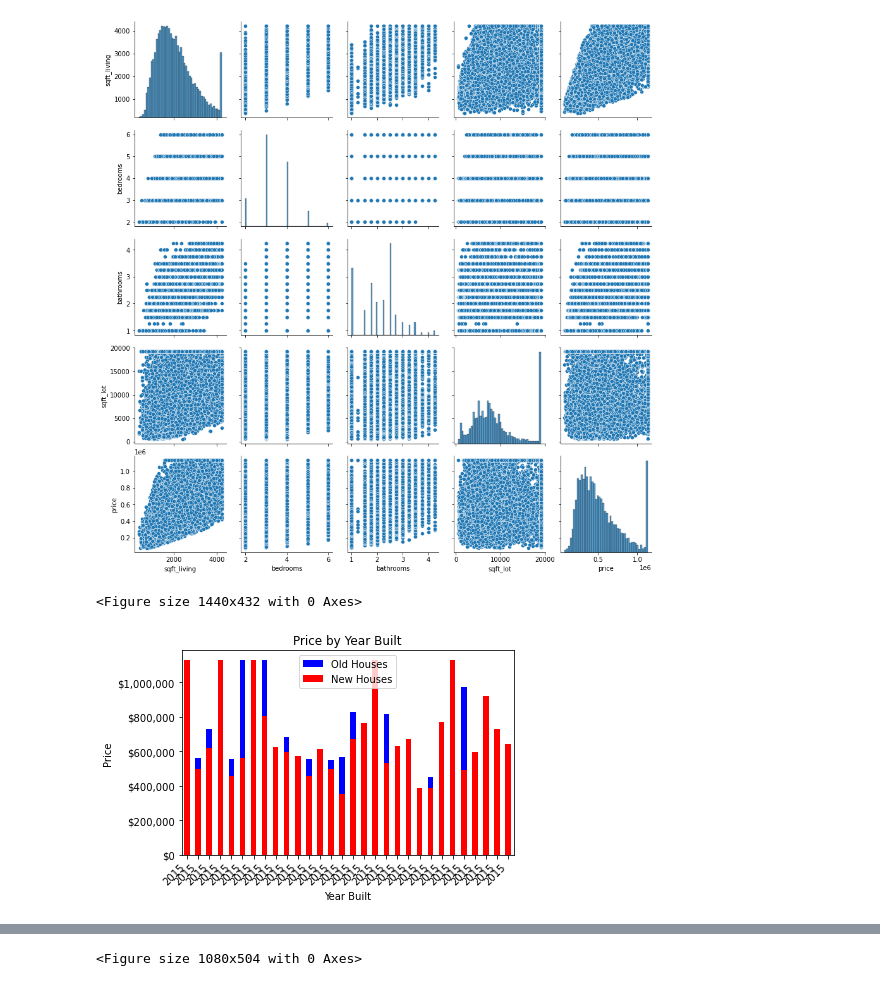
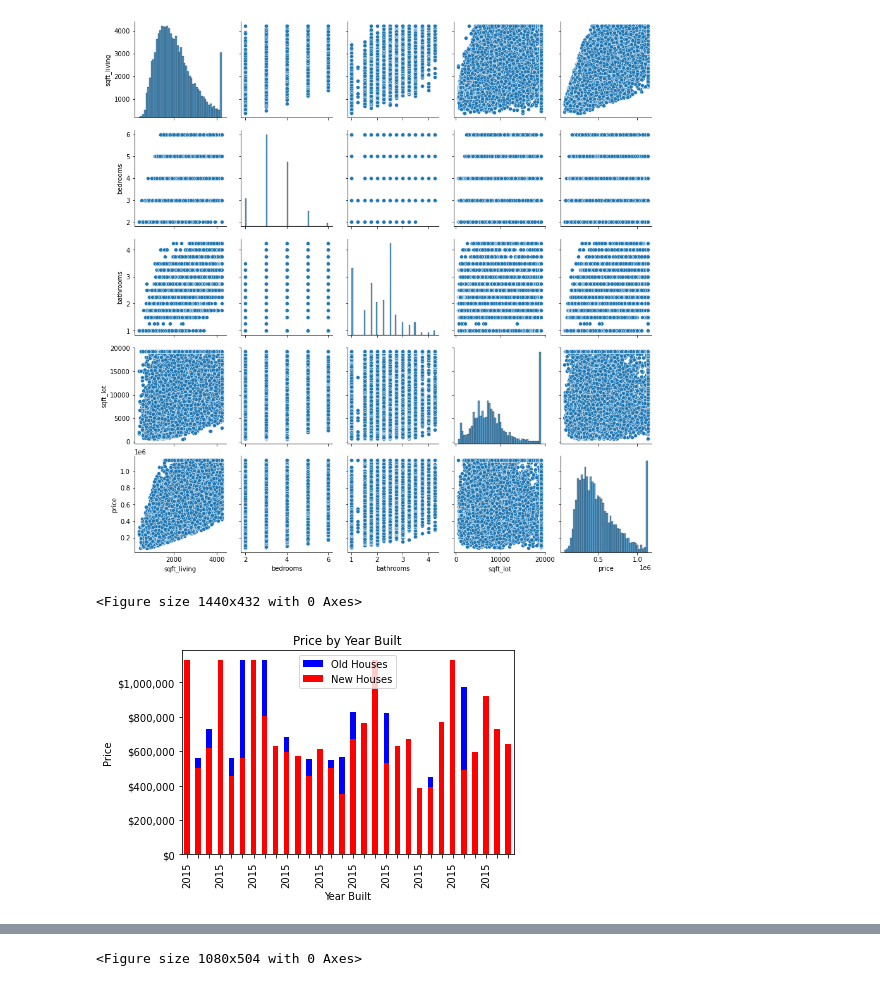
Before and after one commit to Anniemarie001/Linear-Regression-GRP16, a Jupyter notebook: index.ipynb, the cells around one changed output, grey strips where cells are left out. Saved outputs shown, nothing was run; the diff lists cells and outputs as text; code cells hidden in the pictures.

```diff
--- a/index.ipynb
+++ b/index.ipynb
@@ -710,32 +710,36 @@ import matplotlib.ticker as ticker
 new_houses = df_normalized.sort_values(by='yr_built', ascending=False).head(30)
 old_houses = df_normalized.sort_values(by='yr_built', ascending=True).head(30)
 
 plt.figure(figsize=(20,6))
 
 # Plot old houses
 ax1 = old_houses.plot(kind="bar", x="yr_built", y="price", color="blue", label="Old Houses")
 # Plot new houses on the same axes
 new_houses.plot(kind="bar", x="yr_built", y="price", color="red", ax=ax1, label="New Houses")
 
 # Customize the y-axis to display full numbers
 def price_formatter(x, p):
     return f'${x:,.0f}'
 
 ax1.yaxis.set_major_formatter(ticker.FuncFormatter(price_formatter))
 
 
 # Rotate x-axis labels for better readability
-plt.xticks(rotation=45, ha='right')
+# Rotate x-axis labels and show fewer labels
+plt.xticks(rotation=90, ha='center')
+for index, label in enumerate(ax1.xaxis.get_ticklabels()):
+    if index % 3 != 0:
+        label.set_visible(False)
 
 plt.title('Price by Year Built')
 plt.xlabel('Year Built')
 plt.ylabel('Price')
 plt.legend()
 
 # Adjust layout to prevent cut-off labels
 plt.tight_layout()
 
 plt.show()
 # %% [output]
 <Figure size 1440x432 with 0 Axes>
-[figure, old version]
+[figure, new version]
```
Also changed, not shown: parts of 6 cells of this notebook.
